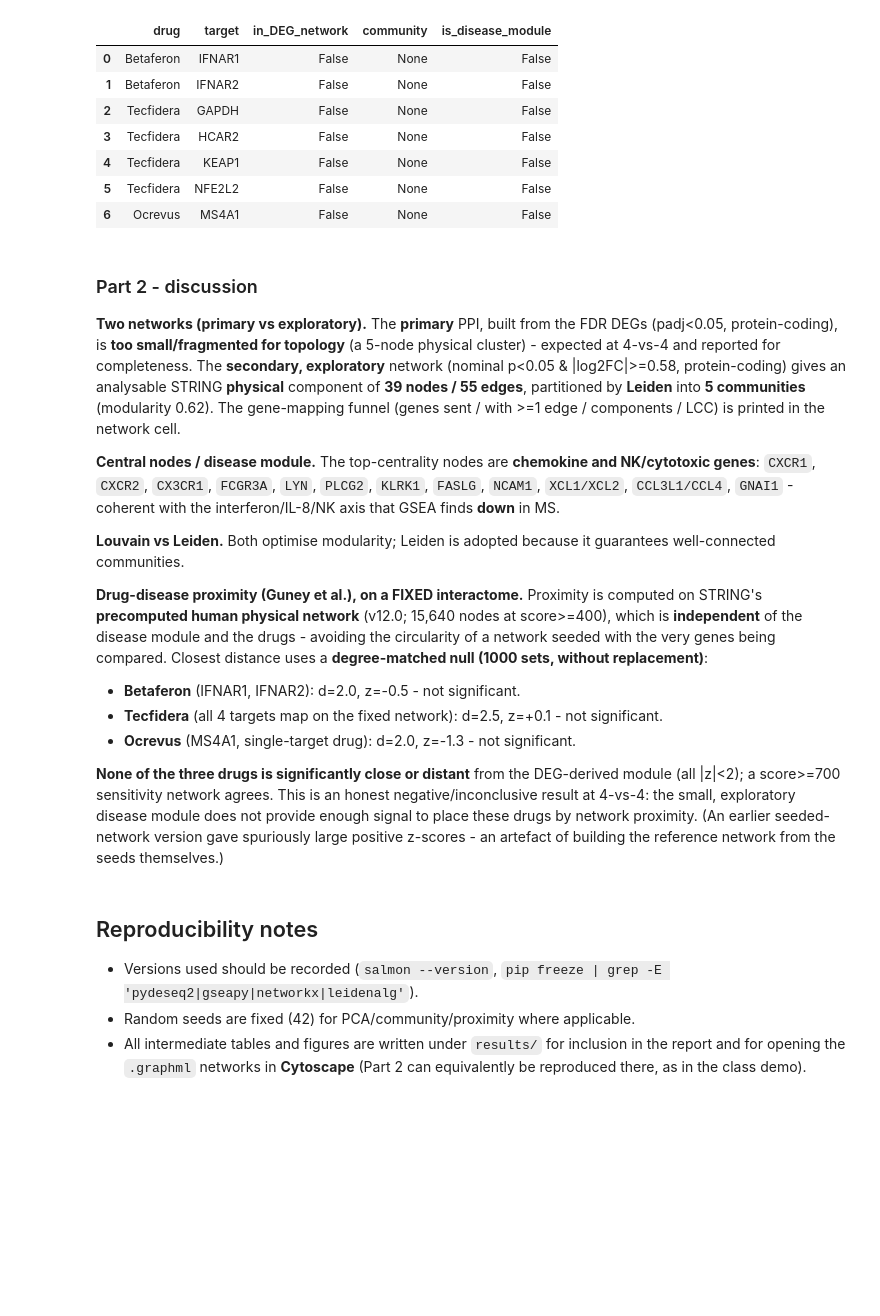
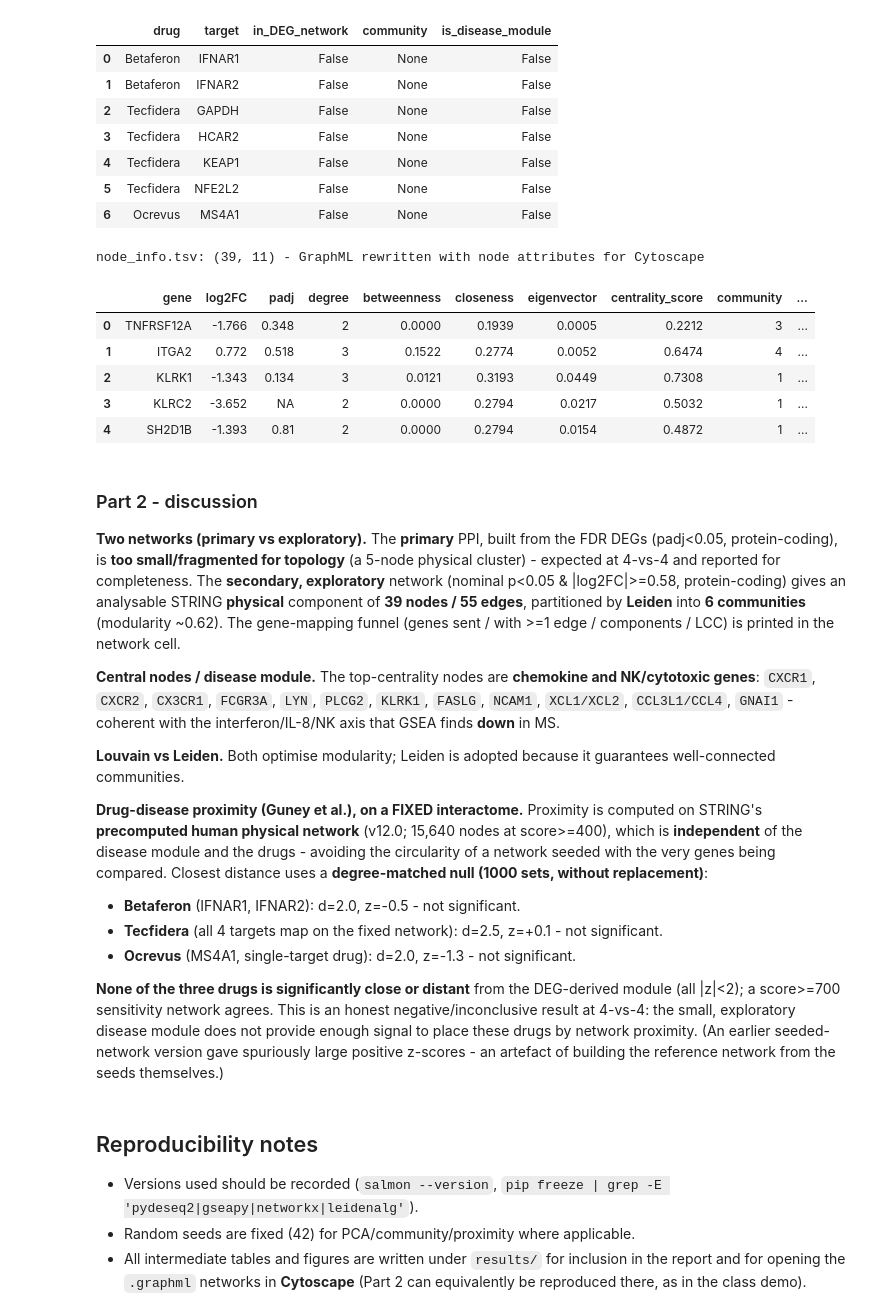
Before and after one commit to ilegul/ms-cd4, a Jupyter notebook: notebooks/BSB_CD4_MS_assignment.ipynb, the cells around one changed output. Drawn from its saved outputs; the diff is of its cells as text; code cells hidden in the pictures; blank space fills up the shorter version.

```diff
--- a/notebooks/BSB_CD4_MS_assignment.ipynb
+++ b/notebooks/BSB_CD4_MS_assignment.ipynb
@@ -1912,6 +1908,47 @@ type-I interferon, CD20 B cells, KEAP1/NRF2 - not the chemokine/NK module found
 | 4 | Tecfidera | KEAP1 | False | None | False |
 | 5 | Tecfidera | NFE2L2 | False | None | False |
 | 6 | Ocrevus | MS4A1 | False | None | False |
+# %%
+# --- Cytoscape node attribute table + GraphML with attributes (built after centrality/communities) ---
+res_sym = res.dropna(subset=['symbol']).drop_duplicates('symbol').set_index('symbol')
+tgt2drug = {}
+for _d, _ts in drug_targets.items():
+    for _t in _ts: tgt2drug.setdefault(_t, []).append(_d)
+rows = []
+for g in G.nodes():
+    inC = g in cent.index; inR = g in res_sym.index
+    rows.append({'gene': g,
+        'log2FC': round(float(res_sym.loc[g,'log2FoldChange']),3) if inR else 0.0,
+        'padj': (f"{res_sym.loc[g,'padj']:.3g}" if inR and pd.notna(res_sym.loc[g,'padj']) else 'NA'),
+        'degree': int(cent.loc[g,'degree']) if inC else 0,
+        'betweenness': round(float(cent.loc[g,'betweenness']),4) if inC else 0.0,
+        'closeness': round(float(cent.loc[g,'closeness']),4) if inC else 0.0,
+        'eigenvector': round(float(cent.loc[g,'eigenvector']),4) if inC else 0.0,
+        'centrality_score': round(float(cent.loc[g,'score']),4) if inC else 0.0,
+        'community': int(partition.get(g,-1)),
+        'is_disease_module': bool(g in disease_module),
+        'drug_target_for': ';'.join(tgt2drug.get(g,[]))})
+node_info = pd.DataFrame(rows)
+node_info.to_csv(NET/'node_info.tsv', sep='\t', index=False)
+# attach the same attributes to G and (re)write the GraphML now that all metrics exist
+attrs = ['log2FC','padj','degree','betweenness','closeness','eigenvector','centrality_score',
+         'community','is_disease_module','drug_target_for']
+info_by_gene = node_info.set_index('gene')
+for n in G.nodes():
+    for a in attrs:
+        v = info_by_gene.loc[n, a]
+        G.nodes[n][a] = v.item() if hasattr(v, 'item') else ('' if pd.isna(v) else v)   # native types for GraphML
+nx.write_graphml(G, NET/'ppi_network.graphml')
+print('node_info.tsv:', node_info.shape, '- GraphML rewritten with node attributes for Cytoscape')
+node_info.head()
+# %% [output]
+node_info.tsv: (39, 11) - GraphML rewritten with node attributes for Cytoscape
+|  | gene | log2FC | padj | degree | betweenness | closeness | eigenvector | centrality_score | community | ... |
+| 0 | TNFRSF12A | -1.766 | 0.348 | 2 | 0.0000 | 0.1939 | 0.0005 | 0.2212 | 3 | ... |
+| 1 | ITGA2 | 0.772 | 0.518 | 3 | 0.1522 | 0.2774 | 0.0052 | 0.6474 | 4 | ... |
+| 2 | KLRK1 | -1.343 | 0.134 | 3 | 0.0121 | 0.3193 | 0.0449 | 0.7308 | 1 | ... |
+| 3 | KLRC2 | -3.652 | NA | 2 | 0.0000 | 0.2794 | 0.0217 | 0.5032 | 1 | ... |
+| 4 | SH2D1B | -1.393 | 0.81 | 2 | 0.0000 | 0.2794 | 0.0154 | 0.4872 | 1 | ... |
 # %% [markdown]
 ### Part 2 - discussion
 
@@ -1919,7 +1956,7 @@ type-I interferon, CD20 B cells, KEAP1/NRF2 - not the chemokine/NK module found
 (padj<0.05, protein-coding), is **too small/fragmented for topology** (a 5-node physical cluster) -
 expected at 4-vs-4 and reported for completeness. The **secondary, exploratory** network (nominal
 p<0.05 & |log2FC|>=0.58, protein-coding) gives an analysable STRING **physical** component of
-**39 nodes / 55 edges**, partitioned by **Leiden** into **5 communities** (modularity 0.62). The
+**39 nodes / 55 edges**, partitioned by **Leiden** into **6 communities** (modularity ~0.62). The
 gene-mapping funnel (genes sent / with >=1 edge / components / LCC) is printed in the network cell.
 
 **Central nodes / disease module.** The top-centrality nodes are **chemokine and NK/cytotoxic
```
Also changed, not shown: parts of 18 cells of this notebook, 9 other files.
